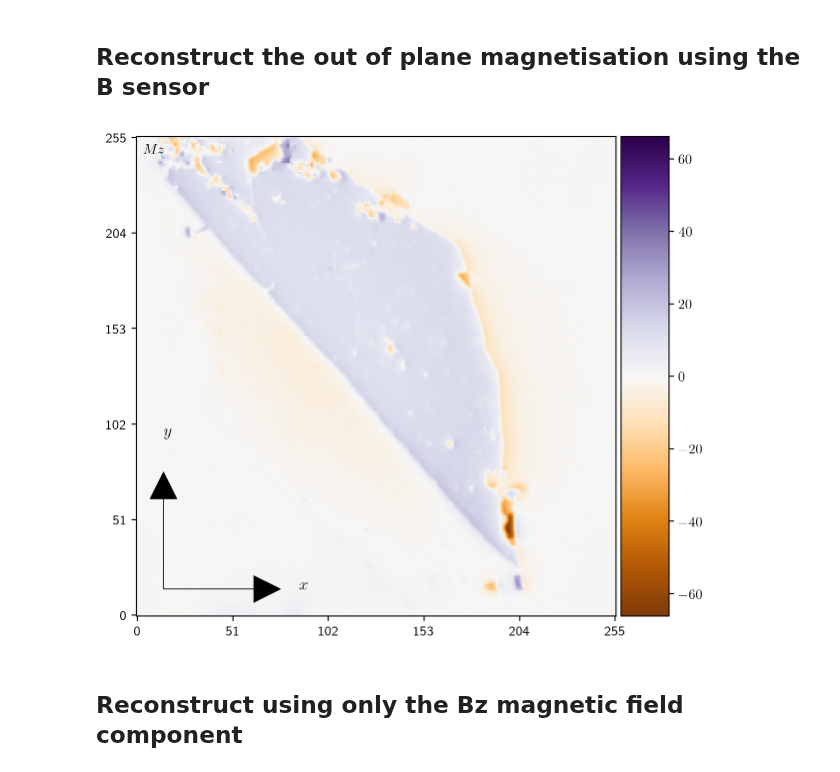
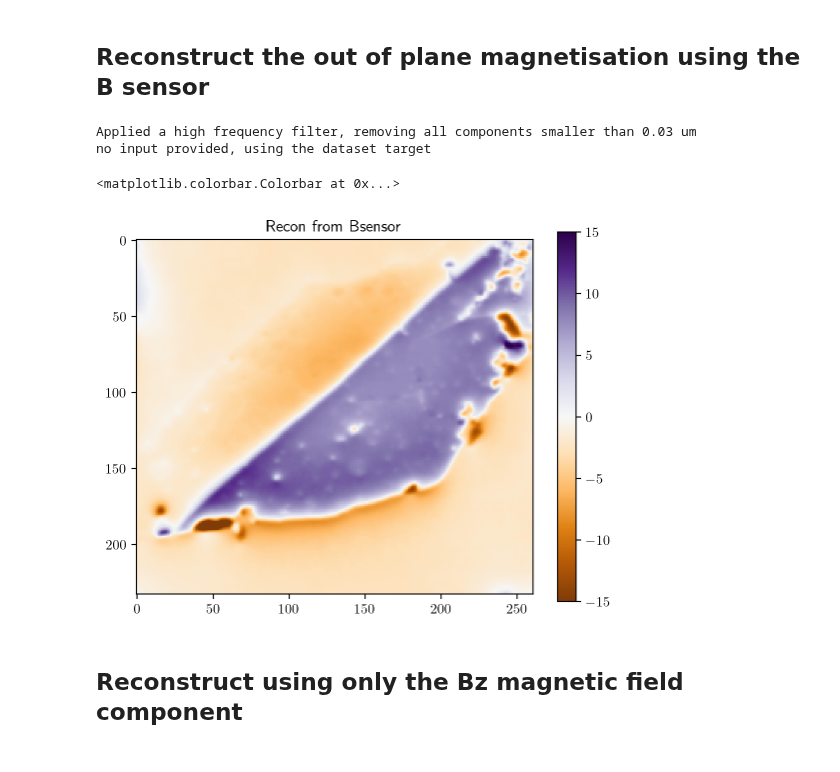
Before and after one commit to DavidBroadway/magrec, a Jupyter notebook: magrec/notebooks/test M recon.ipynb, the cells around one changed output. Cells and saved outputs as stored; diff of their text form; code cells hidden in the pictures.

```diff
--- a/magrec/notebooks/test M recon.ipynb
+++ b/magrec/notebooks/test M recon.ipynb
@@ -75,14 +69,20 @@ dataset2 = copy.deepcopy(dataset)
-# %%
-dataset2.set_transformer(Bsensor2Mxy, m_theta = 0, m_phi = 0)
-dataset2.transform_data()
-
-plot_n_components(
-    -1*dataset2.transformed_target + 2,
-    symmetric=True,
-    labels=[r"$Mz$"],
-    cmap="PuOr")
-# %% [output]
-[figure, removed]
+# %%
+
+dataset2 = Data()
+dataset2.load_data(BNV, dx, dy, height, sensor_theta, sensor_phi, layer_thickness)
+dataset2.set_transformer(Bsensor2Mxy, m_theta = 0, m_phi =0)
+
+dataset2.transform_data()
+
+plt.figure()
+plt.imshow(-1*dataset2.transformed_target, cmap="PuOr", vmin=-15, vmax = 15)
+plt.title("Recon from Bsensor")
+plt.colorbar()
+# %% [output]
+Applied a high frequency filter, removing all components smaller than 0.03 um
+no input provided, using the dataset target
+<matplotlib.colorbar.Colorbar at 0x...>
+[figure, added]
 # %% [markdown]
 ## Reconstruct using only the Bz magnetic field component
 # %%
```
Also changed, not shown: parts of 17 cells of this notebook, 10 other files.
